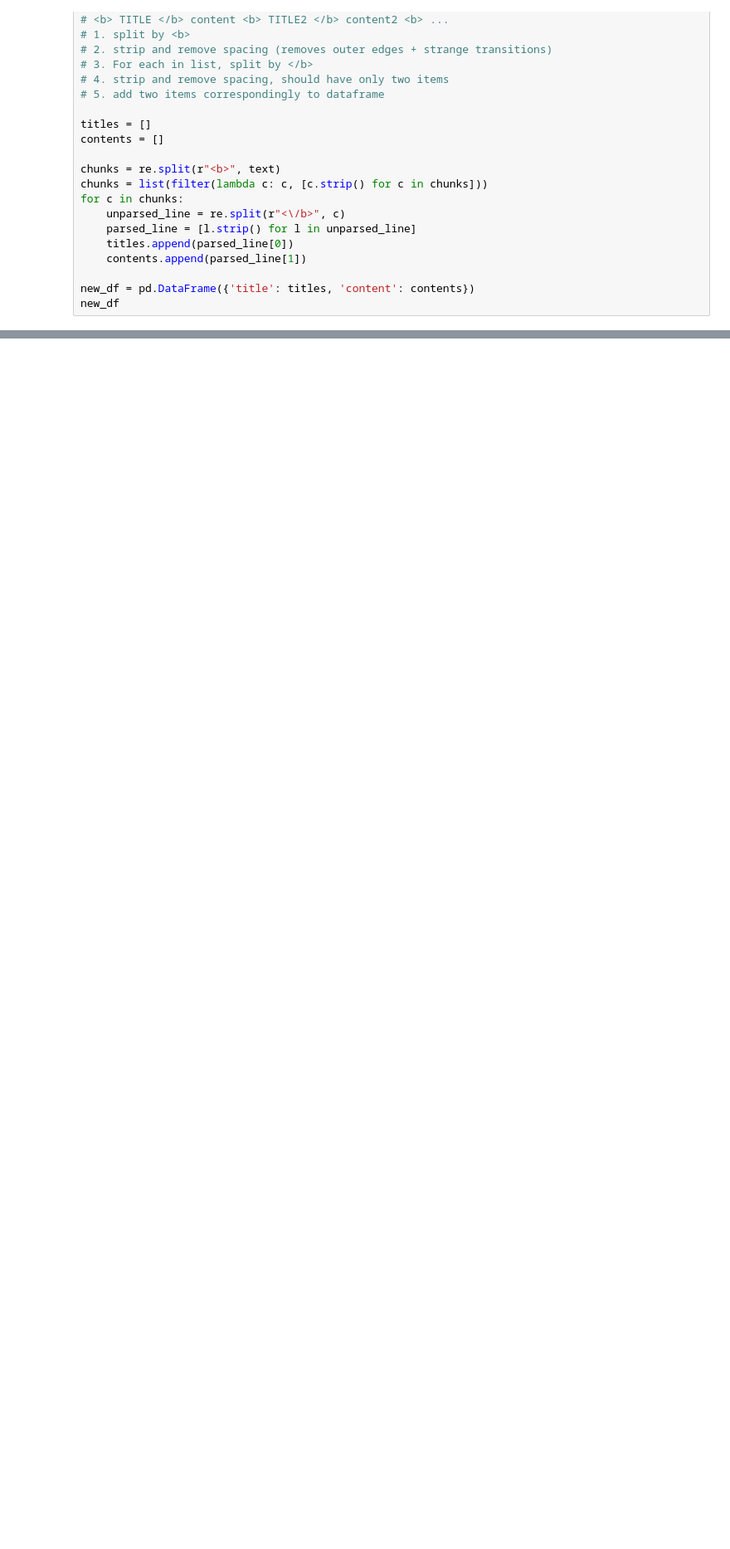
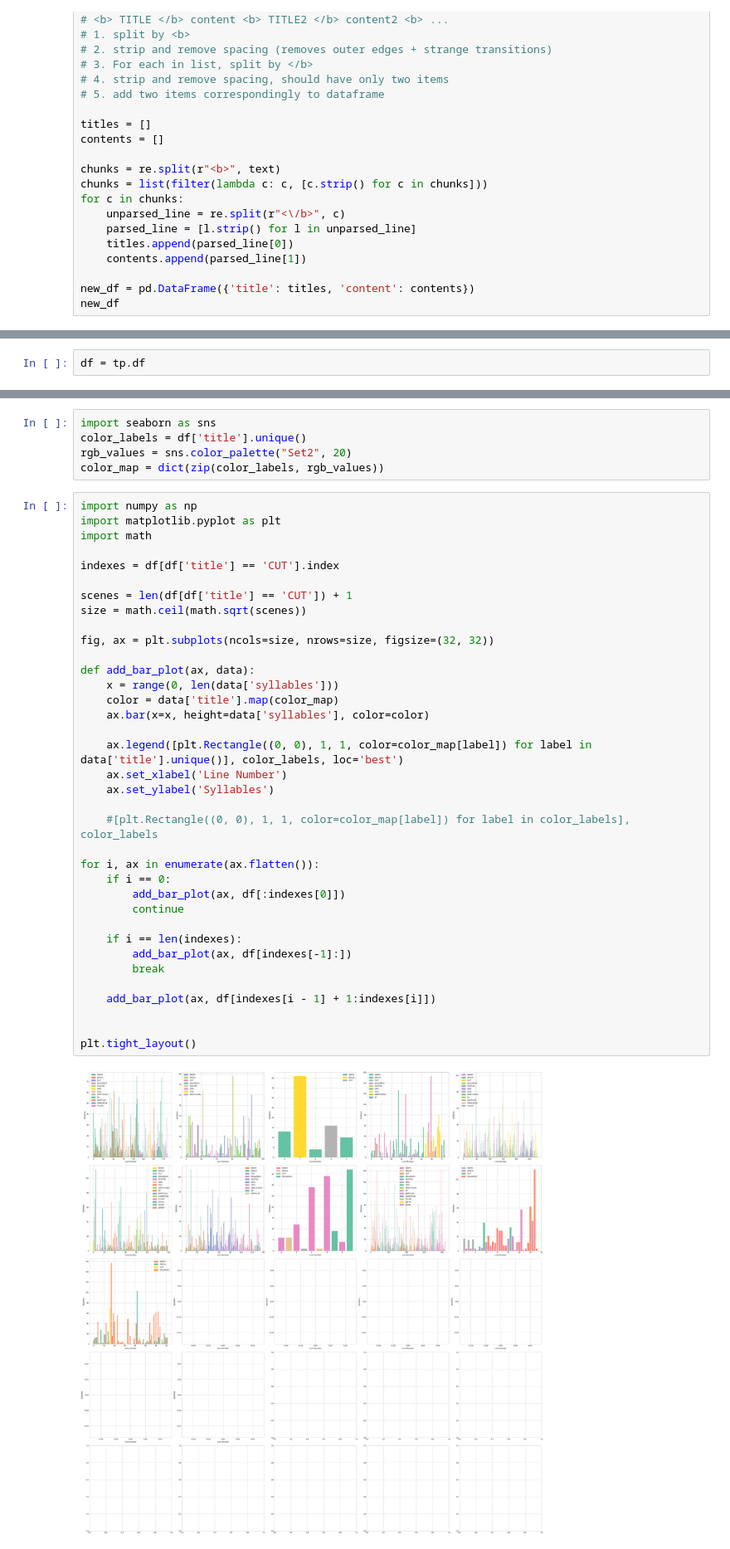
Before and after one commit to GeoffreyXue/FilmSyllables, a Jupyter notebook: scratch3.ipynb, the cells around one changed output, grey strips where cells are left out. Shown at 83% size. Cells and saved outputs as stored; diff of their text form; blank space fills up the shorter version.

Commit message:
Added up multiplot plot

```diff
--- a/scratch3.ipynb
+++ b/scratch3.ipynb
@@ -64,0 +62,2 @@ tp.convert_to_plot()
+# %%
+df = tp.df
@@ -64,0 +80,43 @@ tp.convert_to_plot()
+# %%
+import seaborn as sns
+color_labels = df['title'].unique()
+rgb_values = sns.color_palette("Set2", 20)
+color_map = dict(zip(color_labels, rgb_values))
+# %%
+import numpy as np
+import matplotlib.pyplot as plt
+import math
+
+indexes = df[df['title'] == 'CUT'].index
+
+scenes = len(df[df['title'] == 'CUT']) + 1
+size = math.ceil(math.sqrt(scenes))
+
+fig, ax = plt.subplots(ncols=size, nrows=size, figsize=(32, 32))
+
+def add_bar_plot(ax, data):
+    x = range(0, len(data['syllables']))
+    color = data['title'].map(color_map)
+    ax.bar(x=x, height=data['syllables'], color=color)
+
+    ax.legend([plt.Rectangle((0, 0), 1, 1, color=color_map[label]) for label in data['title'].unique()], color_labels, loc='best')
+    ax.set_xlabel('Line Number')
+    ax.set_ylabel('Syllables')
+
+    #[plt.Rectangle((0, 0), 1, 1, color=color_map[label]) for label in color_labels], color_labels
+
+for i, ax in enumerate(ax.flatten()):
+    if i == 0:
+        add_bar_plot(ax, df[:indexes[0]])
+        continue
+
+    if i == len(indexes):
+        add_bar_plot(ax, df[indexes[-1]:])
+        break
+
+    add_bar_plot(ax, df[indexes[i - 1] + 1:indexes[i]])
+
+
+plt.tight_layout()
+# %% [output]
+[figure, added]
```
Also changed, not shown: parts of 3 cells of this notebook, 1 other file.
